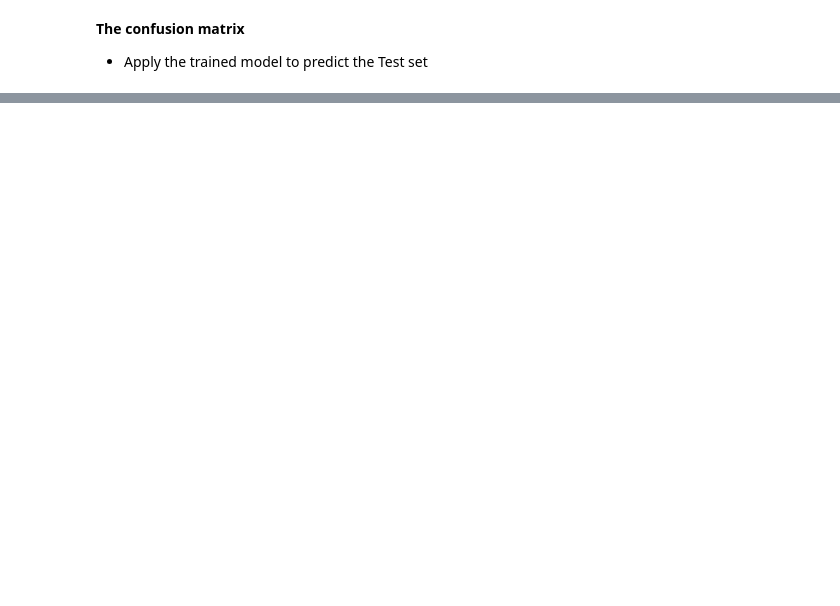
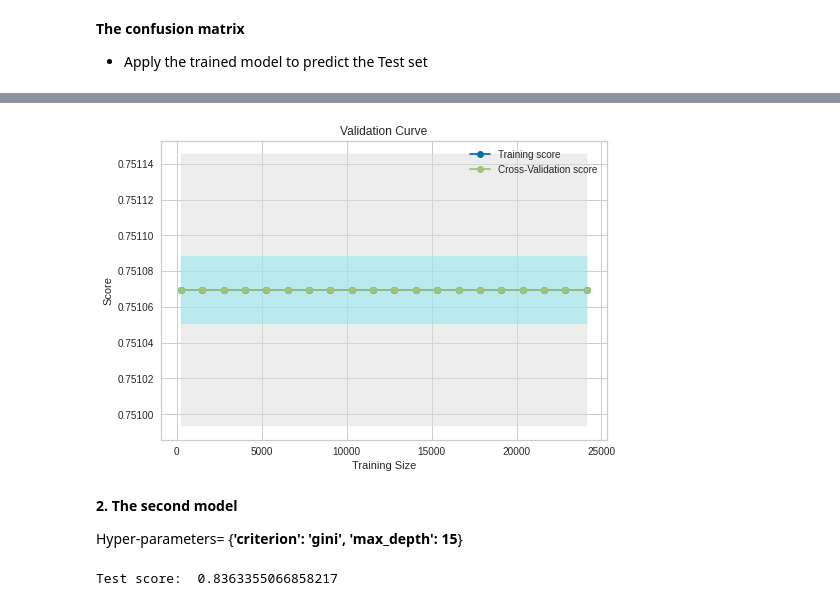
Before and after one commit to ngonhan2k5/cs-ml, a Jupyter notebook: proj1/DecisionTree_convert.ipynb, the cells around one changed output, grey strips where cells are left out. Drawn from its saved outputs; the diff is of its cells as text; code cells hidden in the pictures; blank space fills up the shorter version.

```diff
--- a/proj1/DecisionTree_convert.ipynb
+++ b/proj1/DecisionTree_convert.ipynb
@@ -129,0 +184,16 @@ Confussion Matrix when applying the trained model to predict the Test set
+# %%
+train_scores, test_scores= validation_curve(best_clf, input_df, target_df, param_name=param_name, param_range=param_range, scoring= scoring)
+show_curve(train_scores, test_scores, 'Validation Curve')
+# %% [output]
+[figure, added]
+# %% [markdown]
+**2. The second model**
+
+Hyper-parameters= {**'criterion': 'gini', 'max_depth': 15**}
+# %%
+second_clf= DecisionTreeClassifier(criterion= 'gini', max_depth=15)
+second_clf= second_clf.fit(X_train, y_train)
+score= second_clf.score(X_test, y_test)
+print("Test score: ", score)
+# %% [output]
+Test score:  0.8363355066858217
```
Also changed, not shown: parts of 21 cells of this notebook, 1 other file.
